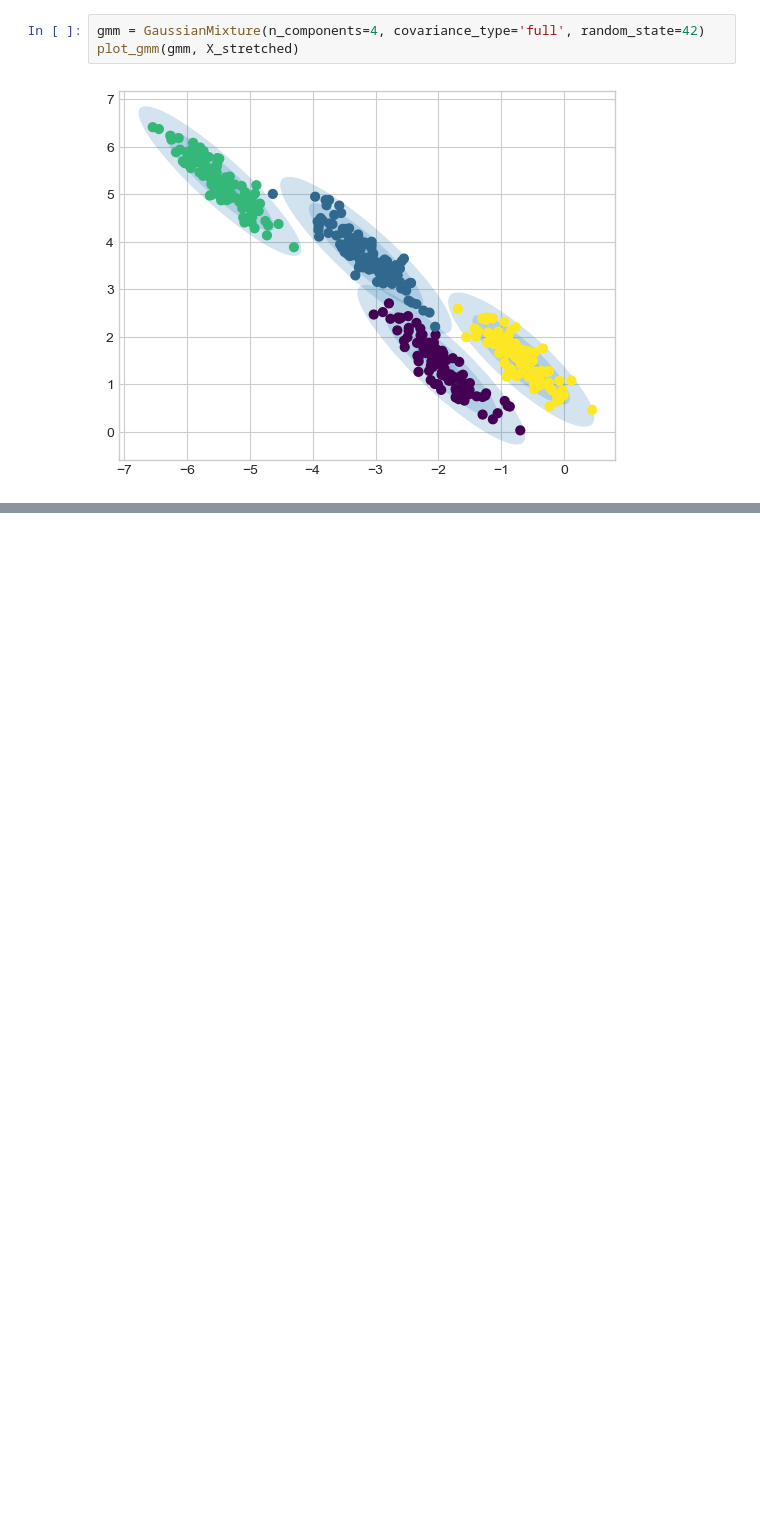
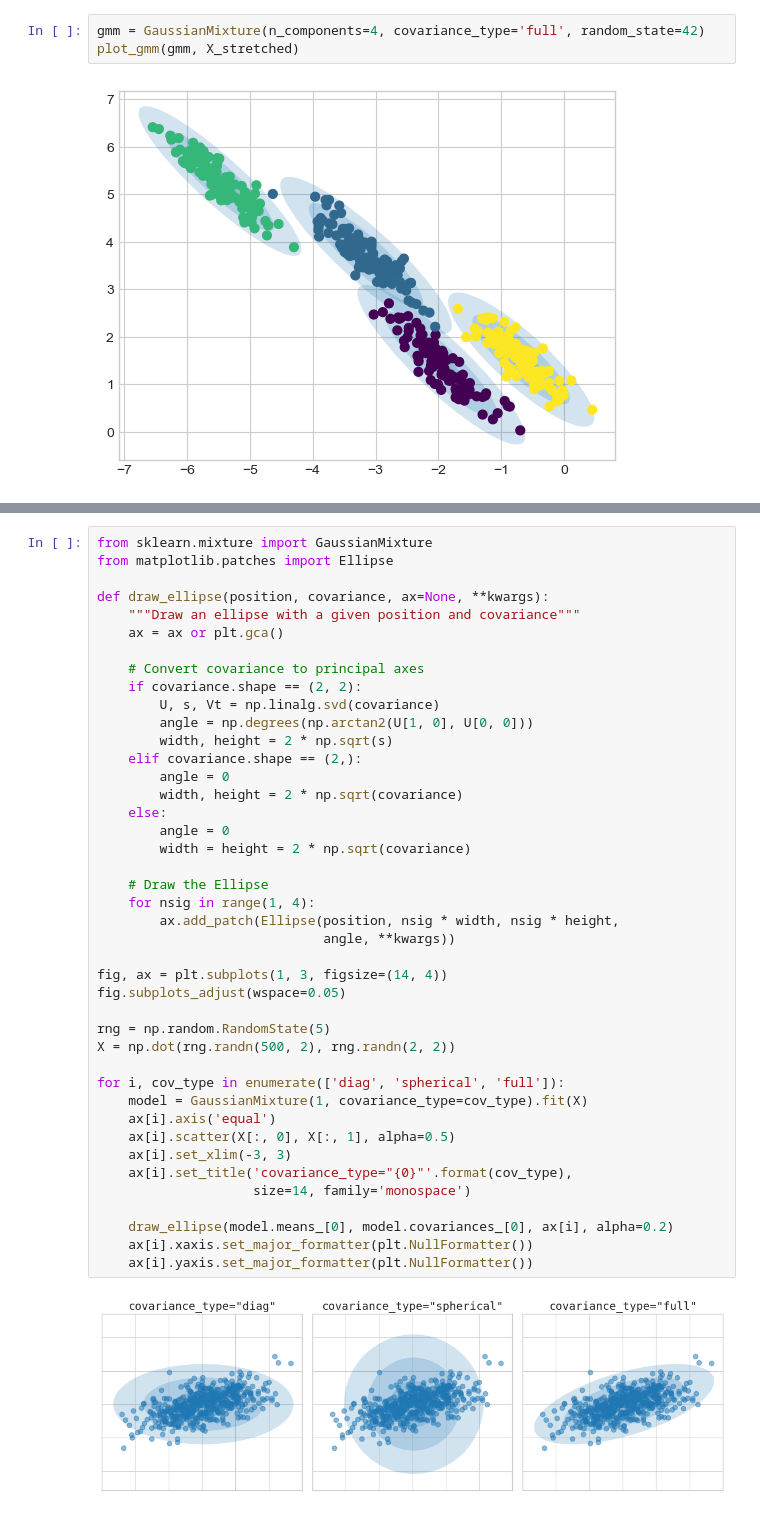
Before and after one commit to Spin8Cycle/ds-proj-remote, a Jupyter notebook: PDSHEx/ml_sklearn_notes/ml_gaussian_mixture_models.ipynb, the cells around one changed output, grey strips where cells are left out. Cells and saved outputs as stored; diff of their text form; blank space fills up the shorter version.

```diff
--- a/PDSHEx/ml_sklearn_notes/ml_gaussian_mixture_models.ipynb
+++ b/PDSHEx/ml_sklearn_notes/ml_gaussian_mixture_models.ipynb
@@ -156,0 +171,44 @@ plot_gmm(gmm, X_stretched)
+# %%
+from sklearn.mixture import GaussianMixture
+from matplotlib.patches import Ellipse
+
+def draw_ellipse(position, covariance, ax=None, **kwargs):
+    """Draw an ellipse with a given position and covariance"""
+    ax = ax or plt.gca()
+
+    # Convert covariance to principal axes
+    if covariance.shape == (2, 2):
+        U, s, Vt = np.linalg.svd(covariance)
+        angle = np.degrees(np.arctan2(U[1, 0], U[0, 0]))
+        width, height = 2 * np.sqrt(s)
+    elif covariance.shape == (2,):
+        angle = 0
+        width, height = 2 * np.sqrt(covariance)
+    else:
+        angle = 0
+        width = height = 2 * np.sqrt(covariance)
+
+    # Draw the Ellipse
+    for nsig in range(1, 4):
+        ax.add_patch(Ellipse(position, nsig * width, nsig * height,
+                             angle, **kwargs))
+
+fig, ax = plt.subplots(1, 3, figsize=(14, 4))
+fig.subplots_adjust(wspace=0.05)
+
+rng = np.random.RandomState(5)
+X = np.dot(rng.randn(500, 2), rng.randn(2, 2))
+
+for i, cov_type in enumerate(['diag', 'spherical', 'full']):
+    model = GaussianMixture(1, covariance_type=cov_type).fit(X)
+    ax[i].axis('equal')
+    ax[i].scatter(X[:, 0], X[:, 1], alpha=0.5)
+    ax[i].set_xlim(-3, 3)
+    ax[i].set_title('covariance_type="{0}"'.format(cov_type),
+                    size=14, family='monospace')
+
+    draw_ellipse(model.means_[0], model.covariances_[0], ax[i], alpha=0.2)
+    ax[i].xaxis.set_major_formatter(plt.NullFormatter())
+    ax[i].yaxis.set_major_formatter(plt.NullFormatter())
+# %% [output]
+[figure, added]
```
Also changed, not shown: parts of 1 cell of this notebook.
